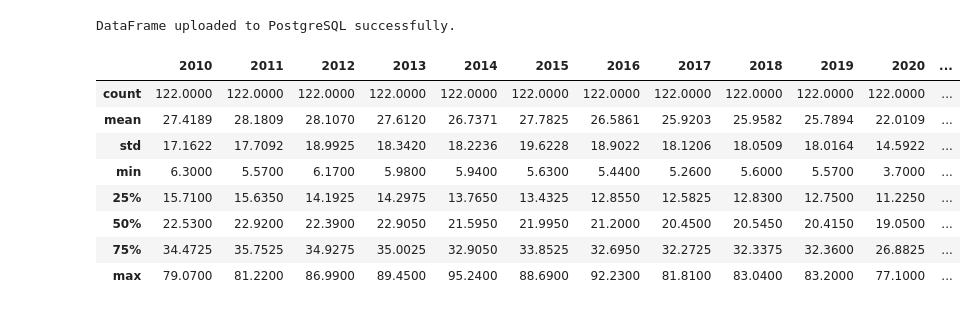
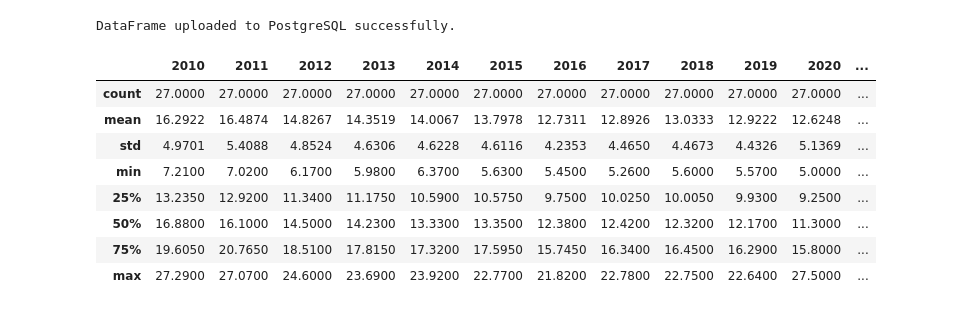
Before and after one commit to BrianRiera/CA_Database-Analytics, a Jupyter notebook: air_pollution..ipynb, the cells around one changed output. Saved outputs shown, nothing was run; the diff lists cells and outputs as text; code cells hidden in the pictures.

```diff
--- a/air_pollution..ipynb
+++ b/air_pollution..ipynb
@@ -367,22 +369,33 @@ except Exception as e:
     print('Error:', e)
 # %% [output]
 DataFrame uploaded to PostgreSQL successfully.
+# %%
+eu_27_list = [
+    "Austria", "Belgium", "Bulgaria", "Croatia", "Cyprus",
+    "Czech Republic", "Denmark", "Estonia", "Finland", "France",
+    "Germany", "Greece", "Hungary", "Ireland", "Italy", "Latvia",
+    "Lithuania", "Luxembourg", "Malta", "Netherlands", "Poland",
+    "Portugal", "Romania", "Slovakia", "Slovenia", "Spain", "Sweden"
+]
+
+air_eu_df = air_poll_df[air_poll_df['Country or Area'].isin(eu_27_list)]
+air_eu_df = air_eu_df.reset_index(drop=True)
 # %%
 # Exploring the Dataset
 # %%
 # Selecting year columns
-air_poll_years = air_poll_df.drop(columns=['Country or Area'])
+air_poll_years = air_eu_df.drop(columns=['Country or Area'])
 air_poll_years.describe().round(4)
 # %% [output]
 |  | 2010 | 2011 | 2012 | 2013 | 2014 | 2015 | 2016 | 2017 | 2018 | 2019 | 2020 | ... |
-| count | 122.0000 | 122.0000 | 122.0000 | 122.0000 | 122.0000 | 122.0000 | 122.0000 | 122.0000 | 122.0000 | 122.0000 | 122.0000 | ... |
-| mean | 27.4189 | 28.1809 | 28.1070 | 27.6120 | 26.7371 | 27.7825 | 26.5861 | 25.9203 | 25.9582 | 25.7894 | 22.0109 | ... |
-| std | 17.1622 | 17.7092 | 18.9925 | 18.3420 | 18.2236 | 19.6228 | 18.9022 | 18.1206 | 18.0509 | 18.0164 | 14.5922 | ... |
-| min | 6.3000 | 5.5700 | 6.1700 | 5.9800 | 5.9400 | 5.6300 | 5.4400 | 5.2600 | 5.6000 | 5.5700 | 3.7000 | ... |
-| 25% | 15.7100 | 15.6350 | 14.1925 | 14.2975 | 13.7650 | 13.4325 | 12.8550 | 12.5825 | 12.8300 | 12.7500 | 11.2250 | ... |
-| 50% | 22.5300 | 22.9200 | 22.3900 | 22.9050 | 21.5950 | 21.9950 | 21.2000 | 20.4500 | 20.5450 | 20.4150 | 19.0500 | ... |
-| 75% | 34.4725 | 35.7525 | 34.9275 | 35.0025 | 32.9050 | 33.8525 | 32.6950 | 32.2725 | 32.3375 | 32.3600 | 26.8825 | ... |
-| max | 79.0700 | 81.2200 | 86.9900 | 89.4500 | 95.2400 | 88.6900 | 92.2300 | 81.8100 | 83.0400 | 83.2000 | 77.1000 | ... |
+| count | 27.0000 | 27.0000 | 27.0000 | 27.0000 | 27.0000 | 27.0000 | 27.0000 | 27.0000 | 27.0000 | 27.0000 | 27.0000 | ... |
+| mean | 16.2922 | 16.4874 | 14.8267 | 14.3519 | 14.0067 | 13.7978 | 12.7311 | 12.8926 | 13.0333 | 12.9222 | 12.6248 | ... |
+| std | 4.9701 | 5.4088 | 4.8524 | 4.6306 | 4.6228 | 4.6116 | 4.2353 | 4.4650 | 4.4673 | 4.4326 | 5.1369 | ... |
+| min | 7.2100 | 7.0200 | 6.1700 | 5.9800 | 6.3700 | 5.6300 | 5.4500 | 5.2600 | 5.6000 | 5.5700 | 5.0000 | ... |
+| 25% | 13.2350 | 12.9200 | 11.3400 | 11.1750 | 10.5900 | 10.5750 | 9.7500 | 10.0250 | 10.0050 | 9.9300 | 9.2500 | ... |
+| 50% | 16.8800 | 16.1000 | 14.5000 | 14.2300 | 13.3300 | 13.3500 | 12.3800 | 12.4200 | 12.3200 | 12.1700 | 11.3000 | ... |
+| 75% | 19.6050 | 20.7650 | 18.5100 | 17.8150 | 17.3200 | 17.5950 | 15.7450 | 16.3400 | 16.4500 | 16.2900 | 15.8000 | ... |
+| max | 27.2900 | 27.0700 | 24.6000 | 23.6900 | 23.9200 | 22.7700 | 21.8200 | 22.7800 | 22.7500 | 22.6400 | 27.5000 | ... |
 # %%
 #Checking for outliers
 
```
Also changed, not shown: parts of 30 cells of this notebook, 2 other files.
